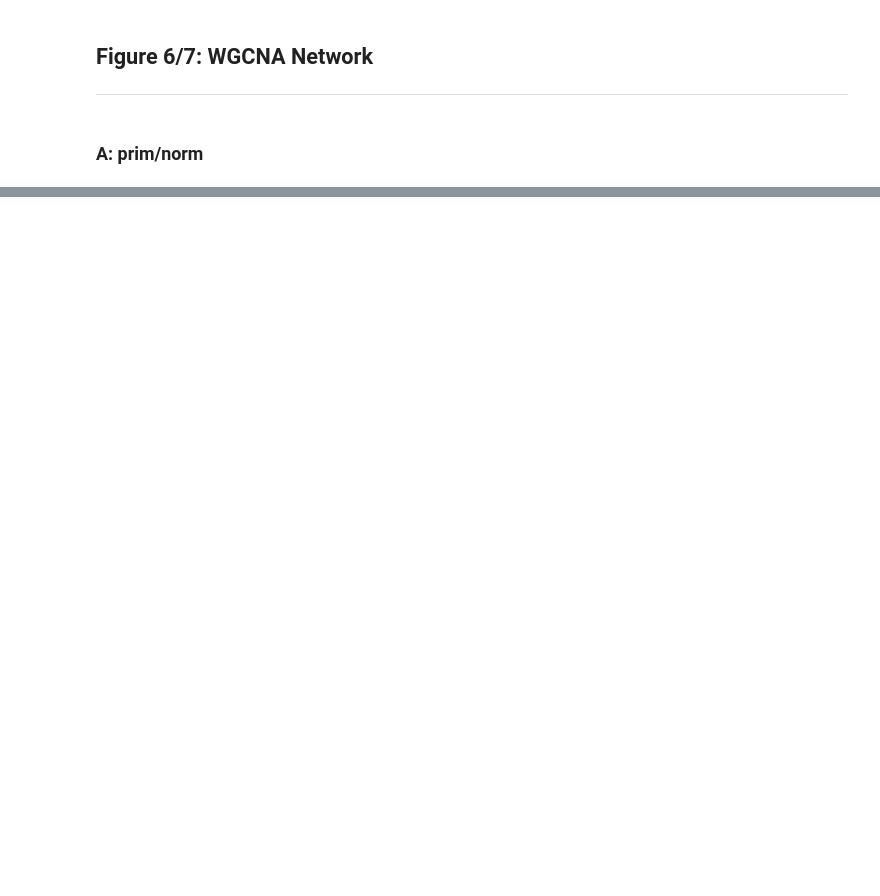
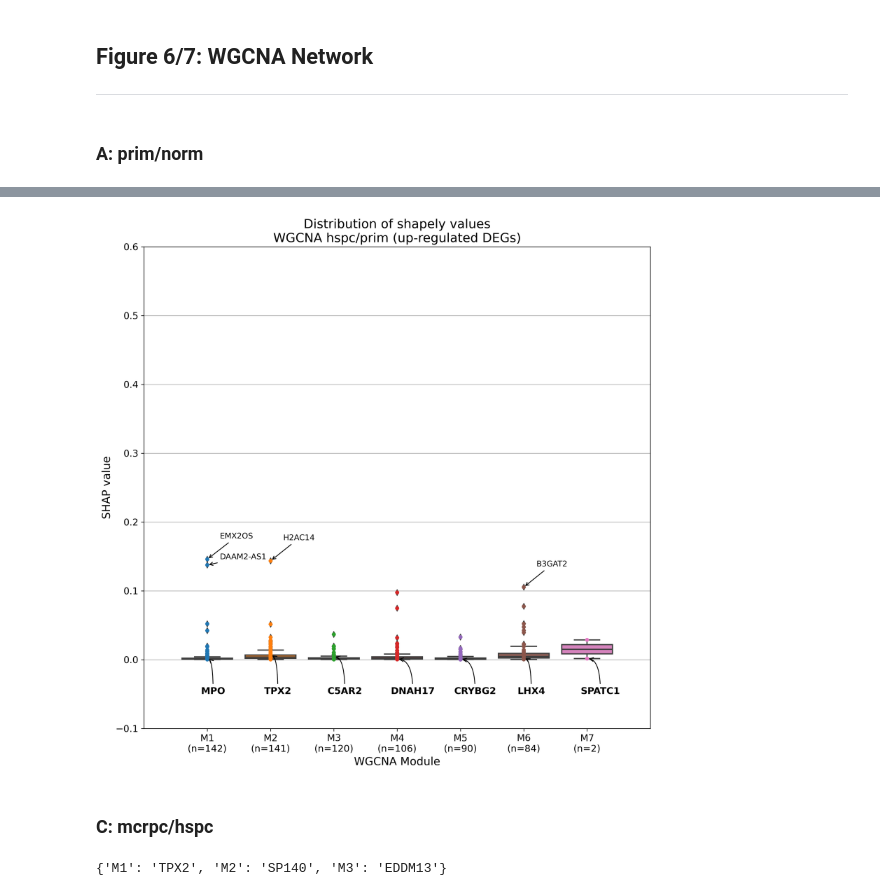
Before and after one commit to CarlosUziel/pca_wgcna_ml, a Jupyter notebook: notebooks/paper_figures.ipynb, the cells around one changed output, grey strips where cells are left out. Cells and saved outputs as stored; diff of their text form; code cells hidden in the pictures; blank space fills up the shorter version.

```diff
--- a/notebooks/paper_figures.ipynb
+++ b/notebooks/paper_figures.ipynb
@@ -202,9 +142,7 @@ plt.savefig(figures_path.joinpath("6_prim_norm_wgcna.svg"))
 # %%
 hub_genes_df = pd.read_csv(
-    tcga_su2c_root.joinpath("wgcna")
-    .joinpath(
-        "sample_cluster_no_replicates_MET_BB+NORM+PRIM__MET_BB_vs_PRIM_padj_0_05_up_1_0"
-    )
+    ROOT.joinpath("wgcna")
+    .joinpath("sample_type_hspc+mcrpc+norm+prim__hspc_vs_prim_padj_0_05_up_1_0")
     .joinpath("standard")
     .joinpath("results")
     .joinpath("bicor_signed_hub_genes.csv"),
@@ -216,14 +162,12 @@ mod_hub_genes
 # %%
 network_file = (
-    tcga_su2c_root.joinpath("rich_network")
-    .joinpath(
-        "sample_cluster_no_replicates_MET_BB+NORM+PRIM__MET_BB_vs_PRIM_padj_0_05_up_1_0"
-    )
+    ROOT.joinpath("rich_network")
+    .joinpath("sample_type_hspc+mcrpc+norm+prim__hspc_vs_prim_padj_0_05_up_1_0")
     .joinpath("standard")
     .joinpath("random_forest")
     .joinpath(
-        "sample_cluster_no_replicates_MET_BB+NORM+PRIM__"
-        "MET_BB_vs_PRIM_padj_0_05_up_1_0_corr_th_0_1_full_wgcna_ml_net.graphml"
+        "sample_type_hspc+mcrpc+norm+prim__"
+        "hspc_vs_prim_padj_0_05_up_1_0_corr_th_0_1_full_wgcna_ml_net.graphml"
     )
 )
 graph = nx.read_graphml(network_file)
@@ -258,9 +209,9 @@ ax = sns.boxplot(
 for mod_id, (mod, mod_df) in enumerate(graph_nodes_df.groupby("module")):
     mod_df.sort_values("shap_value", ascending=False, inplace=True)
     text_y = 99
-    for i in range(5):
+    for i in range(min(5, len(mod_df))):
         gene_meta = mod_df.iloc[i]
-        if gene_meta["shap_value"] > 0.2:
+        if gene_meta["shap_value"] > 0.1:
             text_y_new = gene_meta["shap_value"] + 0.03
             text_y_new = (
                 (text_y := text_y_new)
@@ -275,34 +226,52 @@ for mod_id, (mod, mod_df) in enumerate(graph_nodes_df.groupby("module")):
                 fontsize=10,
             )
 
 # annotate module hub genes
 for mod_id, (mod, hub_gene) in enumerate(mod_hub_genes.items()):
     plt.annotate(
         hub_gene,
         xy=(mod_id, graph_nodes_df.loc[hub_gene, "shap_value"]),
         xytext=(mod_id - 0.1, -0.05),
         ha="left",
         arrowprops=dict(facecolor="black", arrowstyle="->", connectionstyle="Angle3"),
         fontweight="bold",
         fontsize=12,
     )
 
 plt.ylabel("SHAP value", fontsize=14)
 plt.xlabel("WGCNA Module", fontsize=14)
 plt.xticks(
     np.arange(0, graph_nodes_df["module"].nunique(), 1),
     [f"{m}\n(n={c})" for m, c in graph_nodes_df["module"].value_counts().items()],
     fontsize=12,
 )
 plt.yticks(fontsize=12)
 plt.title(
-    "Distribution of shapely values\nWGCNA met/prim (up-regulated DEGs)", fontsize=16
+    "Distribution of shapely values\nWGCNA hspc/prim (up-regulated DEGs)", fontsize=16
 )
-plt.ylim((-0.1, 1.1))
+plt.ylim((-0.1, 0.6))
 plt.xlim((-1, graph_nodes_df["module"].nunique()))
 ax.set_axisbelow(True)
 plt.grid(axis="y", zorder=-10)
 plt.legend([], [], frameon=False)
 plt.tight_layout()
-plt.savefig(figures_path.joinpath("6_met_prim_wgcna.pdf"))
-plt.savefig(figures_path.joinpath("6_met_prim_wgcna.svg"))
+plt.savefig(FIGURES_PATH.joinpath("6_hspc_prim_wgcna.pdf"))
+plt.savefig(FIGURES_PATH.joinpath("6_hspc_prim_wgcna.svg"))
+# %% [output]
+[figure, added]
+# %% [markdown]
+### C: mcrpc/hspc
+# %%
+hub_genes_df = pd.read_csv(
+    ROOT.joinpath("wgcna")
+    .joinpath("sample_type_hspc+mcrpc+norm+prim__mcrpc_vs_hspc_padj_0_05_up_1_0")
+    .joinpath("standard")
+    .joinpath("results")
+    .joinpath("bicor_signed_hub_genes.csv"),
+    index_col=0,
+)
+mod_hub_genes = hub_genes_df["SYMBOL"].to_dict()
+del mod_hub_genes["M0"]
+mod_hub_genes
+# %% [output]
+{'M1': 'TPX2', 'M2': 'SP140', 'M3': 'EDDM13'}
```
Also changed, not shown: parts of 17 cells of this notebook.
